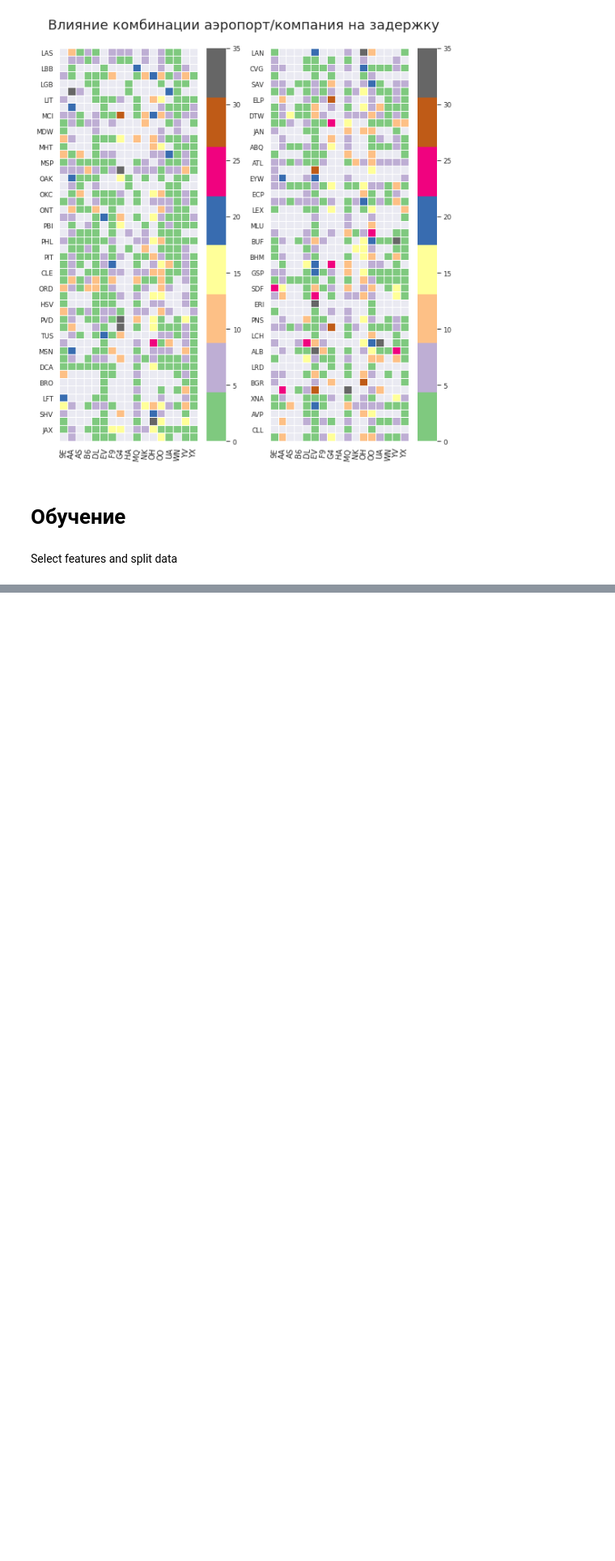
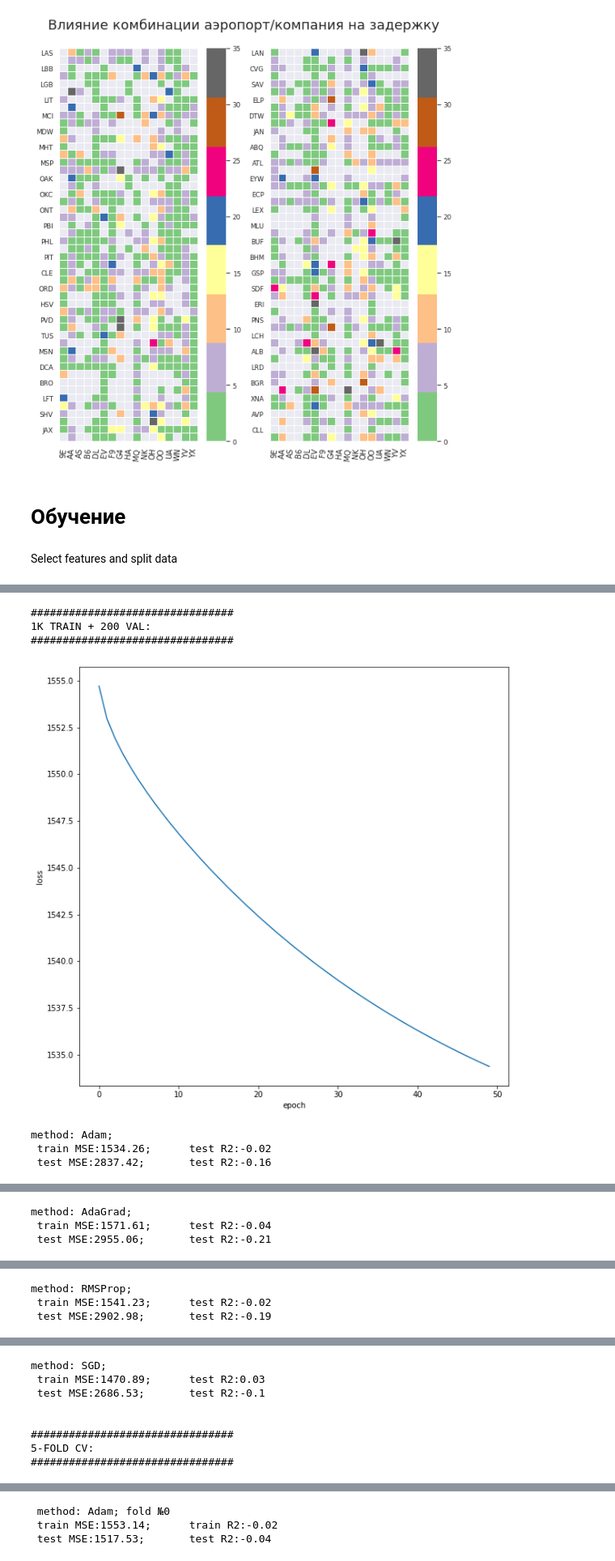
Before and after one commit to Aribaldi/Mlinreg, a Jupyter notebook: LinearRegression.ipynb, the cells around one changed output, grey strips where cells are left out. Shown at 81% size. Cells and saved outputs as stored; diff of their text form; code cells hidden in the pictures; blank space fills up the shorter version.

Commit message:
scalers fix; train module reworked; lsm added; optimizers output changed to plt plots

```diff
--- a/LinearRegression.ipynb
+++ b/LinearRegression.ipynb
@@ -311,5 +312,3 @@ from train import train
 res = df.copy(deep=True)
 res = pd.concat([res, pd.get_dummies(res.UniqueCarrier)], axis=1)
 res = res.drop(['Month', 'DayofMonth', 'DayOfWeek', 'UniqueCarrier', 'Origin', 'Dest'], axis=1)
-# %%
-train(SGD, [MSE_metric, R2_metric], res, standardscaler, 'default', 1, 4)
@@ -333,0 +315,18 @@ MSE:2043.762546947555    R2: -0.09840390166125146
+# %%
+params = {"epochs": 50,
+          "learning_rate": 1e-3,
+          "batch_size": 4,
+          'epsilon': 1e-8,
+          'beta_1': 0.9,
+          'beta_2': 0.999,
+          "weight_decay": 1e-6,
+          "gamma": 0.975}
+train(params, [Adam, AdaGrad, RMSProp, SGD], [MSE_metric, R2_metric], res, StScaler(), reg='l2')
+# %% [output]
+################################
+1K TRAIN + 200 VAL:
+################################
+[figure, added]
+method: Adam;
+ train MSE:1534.26;      test R2:-0.02
+ test MSE:2837.42;       test R2:-0.16
@@ -333,0 +334,3 @@ MSE:2043.762546947555    R2: -0.09840390166125146
+method: AdaGrad;
+ train MSE:1571.61;      test R2:-0.04
+ test MSE:2955.06;       test R2:-0.21
@@ -333,0 +338,3 @@ MSE:2043.762546947555    R2: -0.09840390166125146
+method: RMSProp;
+ train MSE:1541.23;      test R2:-0.02
+ test MSE:2902.98;       test R2:-0.19
@@ -333,0 +342,8 @@ MSE:2043.762546947555    R2: -0.09840390166125146
+method: SGD;
+ train MSE:1470.89;      test R2:0.03
+ test MSE:2686.53;       test R2:-0.1
+
+
+################################
+5-FOLD CV:
+################################
@@ -333,0 +351,3 @@ MSE:2043.762546947555    R2: -0.09840390166125146
+ method: Adam; fold №0
+ train MSE:1553.14;      train R2:-0.02
+ test MSE:1517.53;       test R2:-0.04
```
Also changed, not shown: parts of 4 cells of this notebook, 9 other files.
